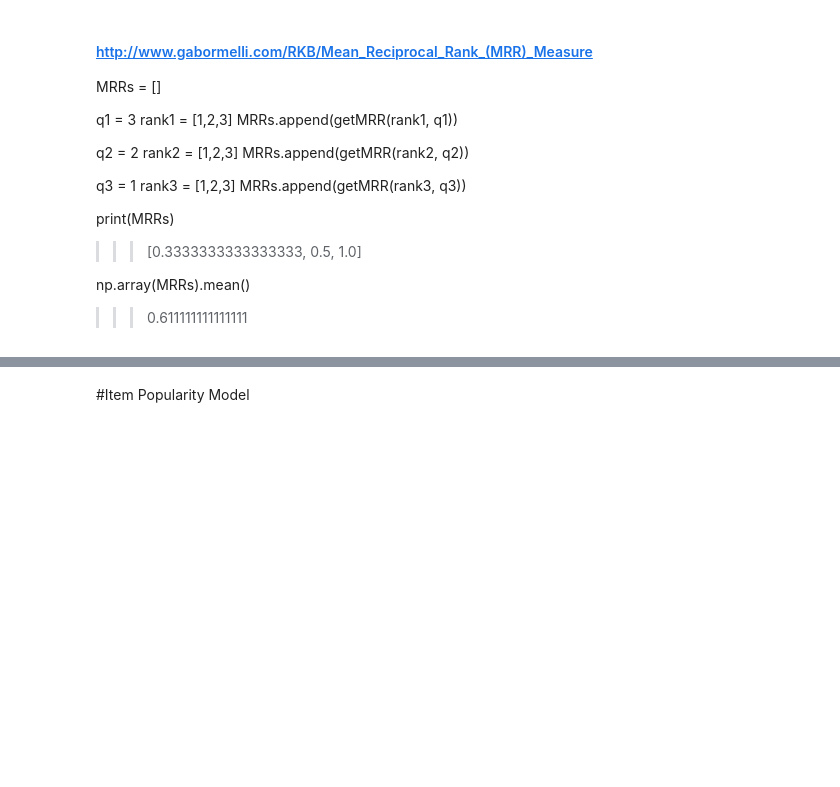
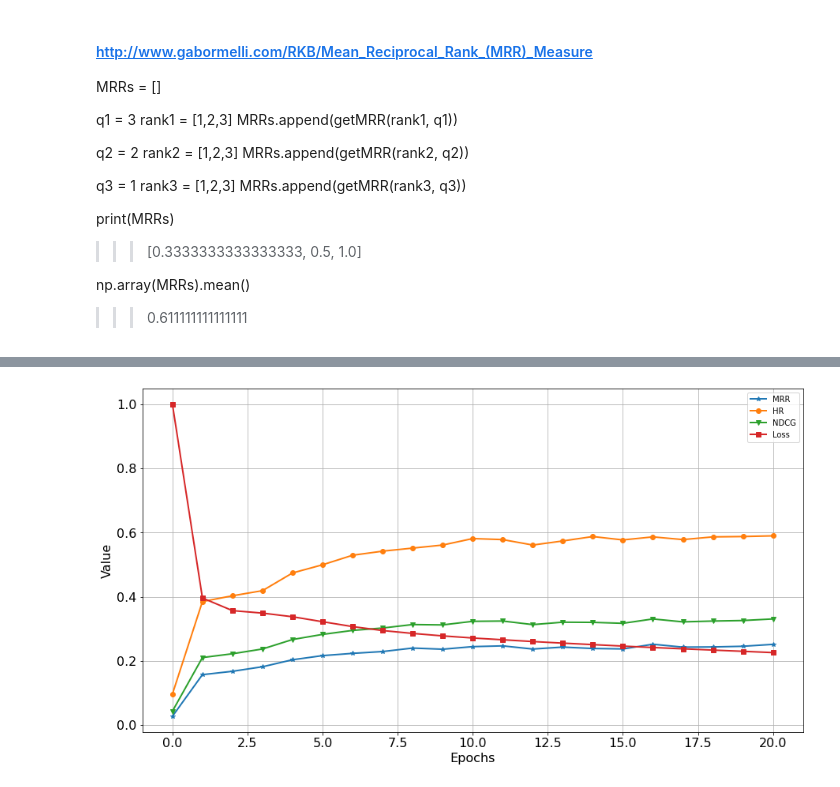
Before and after one commit to finardi/Data-Engenieer, a Jupyter notebook: MovieLens_NM.ipynb, the cells around one changed output, grey strips where cells are left out. Drawn from its saved outputs; the diff is of its cells as text; code cells hidden in the pictures; blank space fills up the shorter version.

```diff
--- a/MovieLens_NM.ipynb
+++ b/MovieLens_NM.ipynb
@@ -661,0 +501,64 @@ Epoch [14/20]:
+# %%
+deterministic()
+
+# --> Testing the Network
+try:
+    del model
+    gc.collect()
+    torch.cuda.empty_cache()
+except:
+    pass
+
+model = RecSysNet(
+    n_users=num_users,
+    n_items=num_items,
+    embedding_dim=128
+).to(device)
+
+loss_fn = torch.nn.BCEWithLogitsLoss()
+optimizer = torch.optim.AdamW(model.parameters())
+
+TOPK = 10
+N_EPOCHS = 20
+
+BCE_loss_list, hr_list, ndcg_list, mrr_list = [], [], [], []
+
+# Check Init performance
+hr, ndcg, mrr = test(model, full_dataset, testRatings, topK=TOPK)
+print()
+hr_list.append(hr)
+ndcg_list.append(ndcg)
+mrr_list.append(mrr)
+BCE_loss_list.append(1)
+
+
+training_stats = []
+for epoch in range(1, N_EPOCHS+1):
+    loss_train = train_one_epoch(model, train_loader, loss_fn, optimizer, epoch, N_EPOCHS, device)
+    hr, ndcg, mrr = test(model,full_dataset, testRatings, topK=TOPK)
+    mrr_list.append(mrr)
+    hr_list.append(hr)
+    ndcg_list.append(ndcg)
+    BCE_loss_list.append(loss_train)
+
+    training_stats.append(
+        {
+            'epoch': epoch,
+            'Training Loss': loss_train,
+            'MRR': mrr,
+            'HR': hr,
+            'NDCG':ndcg,
+        }
+            )
+
+# plot_statistics(hr_list, ndcg_list, BCE_loss_list,model.get_alias(), "./figs")
+
+best_iter = np.argmax(np.array(mrr_list))
+best_mrr = mrr_list[best_iter]
+best_hr = hr_list[best_iter]
+best_ndcg = ndcg_list[best_iter]
+
+print(f"End. Best Iteration {best_iter}. MRR: {best_mrr :.4} -- HR: {best_hr :.4} -- NDCG: {best_ndcg :.4}")
+
+plot_statistics(mrr_list, hr_list, ndcg_list, BCE_loss_list)
+# %% [output]
@@ -662,7 +582,6 @@ Epoch [14/20]:
+[figure, added]
 # %%
 df_stats = pd.DataFrame(data=training_stats)
 df_stats = df_stats.set_index('epoch')
 pd.set_option('precision', 2)
 df_stats
-# %% [markdown]
-#Item Popularity Model
```
Also changed, not shown: parts of 7 cells of this notebook.
